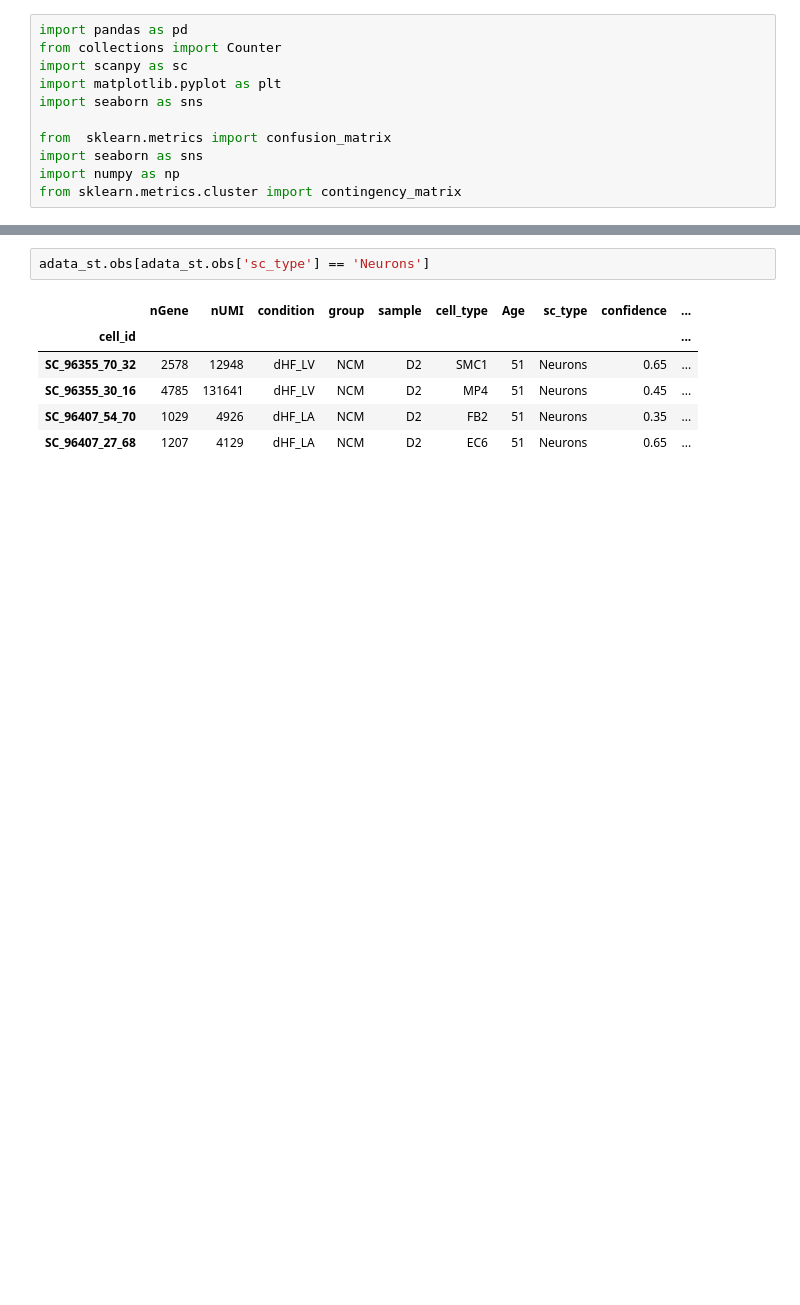
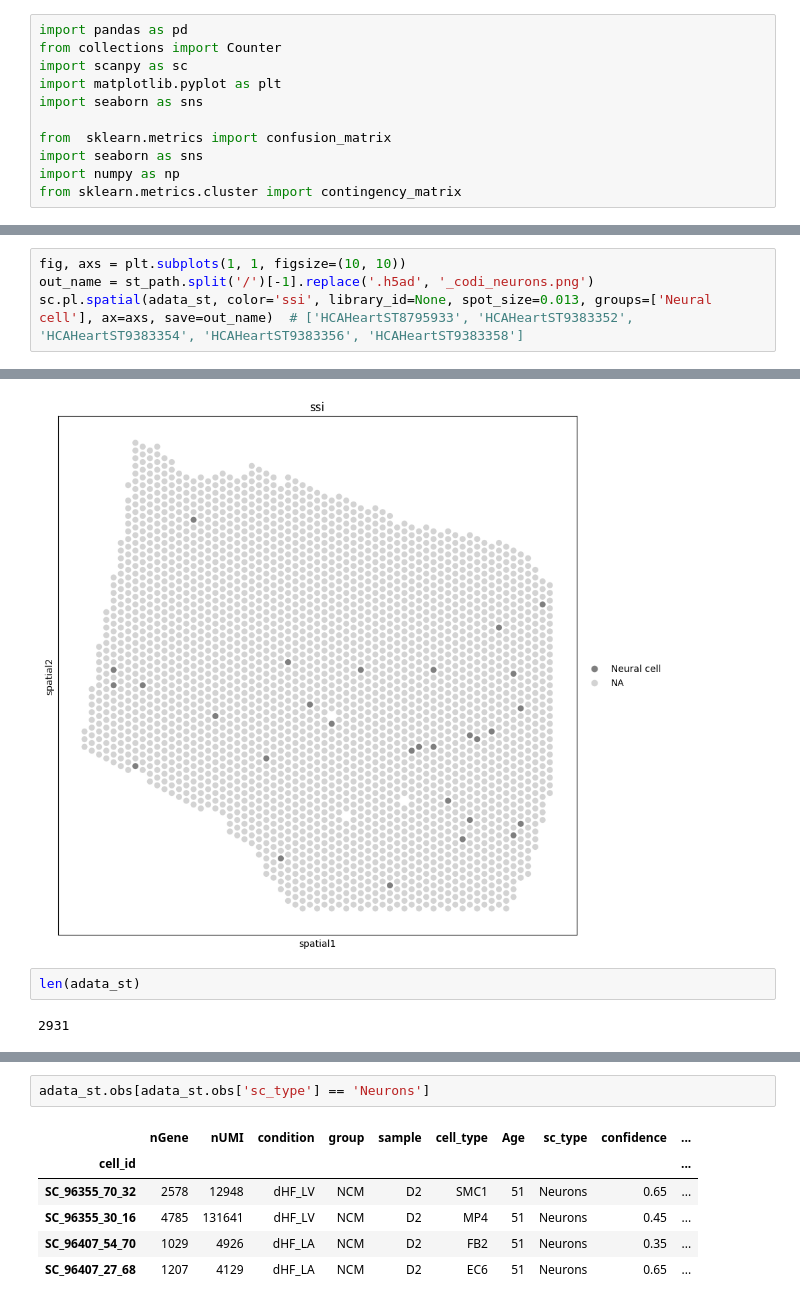
Before and after one commit to STOmics/CoDi, a Jupyter notebook: notebooks/neurons_in_heart.ipynb, the cells around one changed output, grey strips where cells are left out. Cells and saved outputs as stored; diff of their text form; blank space fills up the shorter version.

```diff
--- a/notebooks/neurons_in_heart.ipynb
+++ b/notebooks/neurons_in_heart.ipynb
@@ -25,0 +60,5 @@ Counter({'Pericytes': 2382,
+# %%
+fig, axs = plt.subplots(1, 1, figsize=(10, 10))
+out_name = st_path.split('/')[-1].replace('.h5ad', '_codi_neurons.png')
+sc.pl.spatial(adata_st, color='ssi', library_id=None, spot_size=0.013, groups=['Neural cell'], ax=axs, save=out_name)  # ['HCAHeartST8795933', 'HCAHeartST9383352', 'HCAHeartST9383354', 'HCAHeartST9383356', 'HCAHeartST9383358']
+# %% [output]
@@ -25,0 +66,5 @@ Counter({'Pericytes': 2382,
+[figure, added]
+# %%
+len(adata_st)
+# %% [output]
+2931
```
Also changed, not shown: parts of 26 cells of this notebook, 1 other file.
